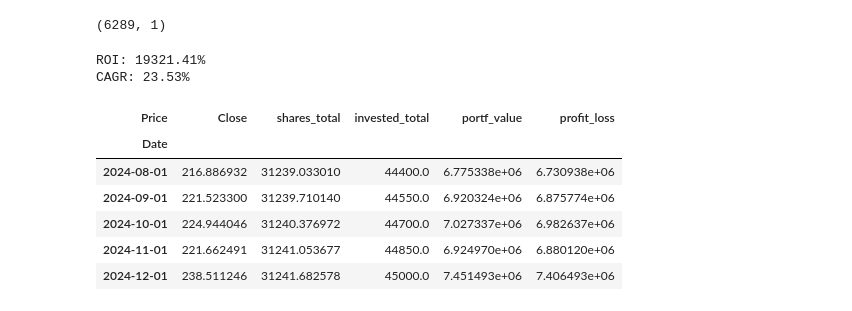
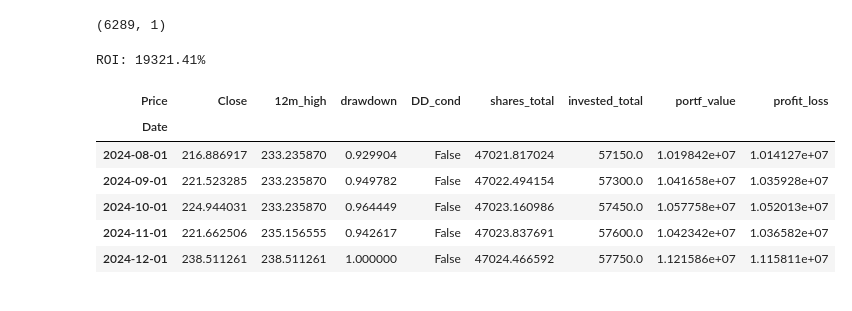
Before and after one commit to zahidp24/Python_project, a Jupyter notebook: Project_python.ipynb, the cells around one changed output. Saved outputs shown, nothing was run; the diff lists cells and outputs as text; code cells hidden in the pictures.

```diff
--- a/Project_python.ipynb
+++ b/Project_python.ipynb
@@ -27,16 +28,15 @@ clean.shape
 (6289, 1)
 # %%
 result1 = perf_backtest(clean, dca_DD, monthly_contrib=150)
-result.tail()
+result1.tail()
 # %% [output]
 ROI: 19321.41%
-CAGR: 23.53%
-| Price | Close | shares_total | invested_total | portf_value | profit_loss |
-| Date |  |  |  |  |  |
-| 2024-08-01 | 216.886932 | 31239.033010 | 44400.0 | 6.775338e+06 | 6.730938e+06 |
-| 2024-09-01 | 221.523300 | 31239.710140 | 44550.0 | 6.920324e+06 | 6.875774e+06 |
-| 2024-10-01 | 224.944046 | 31240.376972 | 44700.0 | 7.027337e+06 | 6.982637e+06 |
-| 2024-11-01 | 221.662491 | 31241.053677 | 44850.0 | 6.924970e+06 | 6.880120e+06 |
-| 2024-12-01 | 238.511246 | 31241.682578 | 45000.0 | 7.451493e+06 | 7.406493e+06 |
+| Price | Close | 12m_high | drawdown | DD_cond | shares_total | invested_total | portf_value | profit_loss |
+| Date |  |  |  |  |  |  |  |  |
+| 2024-08-01 | 216.886917 | 233.235870 | 0.929904 | False | 47021.817024 | 57150.0 | 1.019842e+07 | 1.014127e+07 |
+| 2024-09-01 | 221.523285 | 233.235870 | 0.949782 | False | 47022.494154 | 57300.0 | 1.041658e+07 | 1.035928e+07 |
+| 2024-10-01 | 224.944031 | 233.235870 | 0.964449 | False | 47023.160986 | 57450.0 | 1.057758e+07 | 1.052013e+07 |
+| 2024-11-01 | 221.662506 | 235.156555 | 0.942617 | False | 47023.837691 | 57600.0 | 1.042342e+07 | 1.036582e+07 |
+| 2024-12-01 | 238.511261 | 238.511261 | 1.000000 | False | 47024.466592 | 57750.0 | 1.121586e+07 | 1.115811e+07 |
 # %%
 result2 = perf_backtest(clean, dca_standard, monthly_contrib=150)
```
Also changed, not shown: parts of 9 cells of this notebook, 6 other files.
